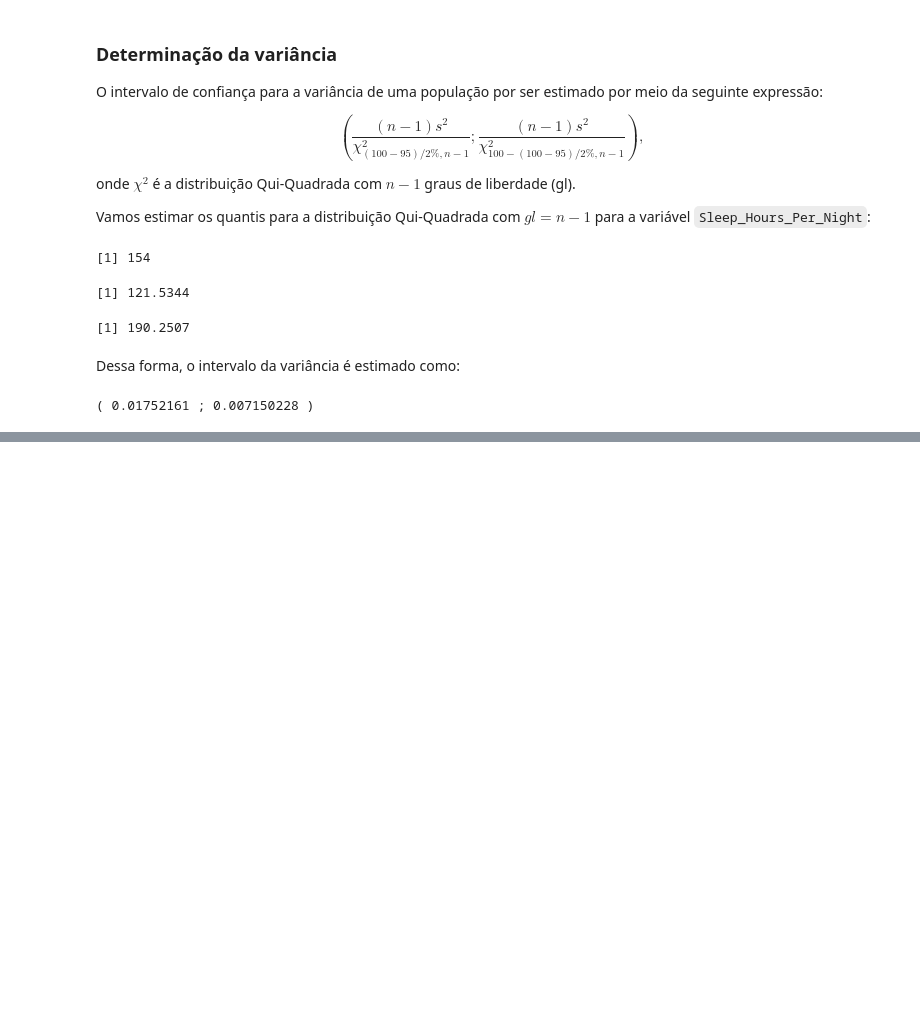
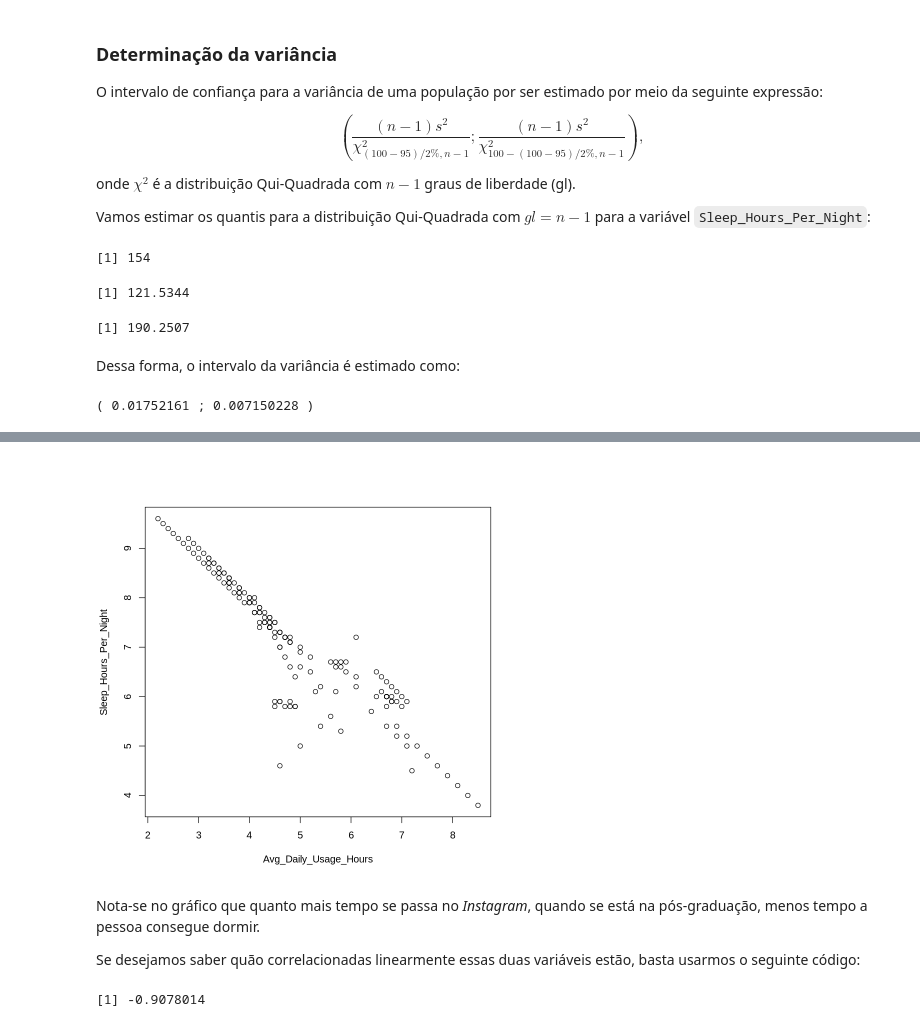
Before and after one commit to a-brhian/Probabilidade_e_Estatistica, a Jupyter notebook: Intervalo_de_confiança,_correlação_e_regressão.ipynb, the cells around one changed output, grey strips where cells are left out. Saved outputs shown, nothing was run; the diff lists cells and outputs as text; code cells hidden in the pictures; blank space fills up the shorter version.

```diff
--- a/Intervalo_de_confiança,_correlação_e_regressão.ipynb
+++ b/Intervalo_de_confiança,_correlação_e_regressão.ipynb
@@ -195,0 +208,12 @@ cat("(",LI,";",LS,")")
+# %%
+plot(Avg_Daily_Usage_Hours,Sleep_Hours_Per_Night)
+# %% [output]
+[figure, added]
+# %% [markdown]
+Nota-se no gráfico que quanto mais tempo se passa no *Instagram*, quando se está na pós-graduação, menos tempo a pessoa consegue dormir.
+
+Se desejamos saber quão correlacionadas linearmente essas duas variáveis estão, basta usarmos o seguinte código:
+# %%
+cor(Avg_Daily_Usage_Hours,Sleep_Hours_Per_Night)
+# %% [output]
+[1] -0.9078014
```
Also changed, not shown: parts of 9 cells of this notebook.
